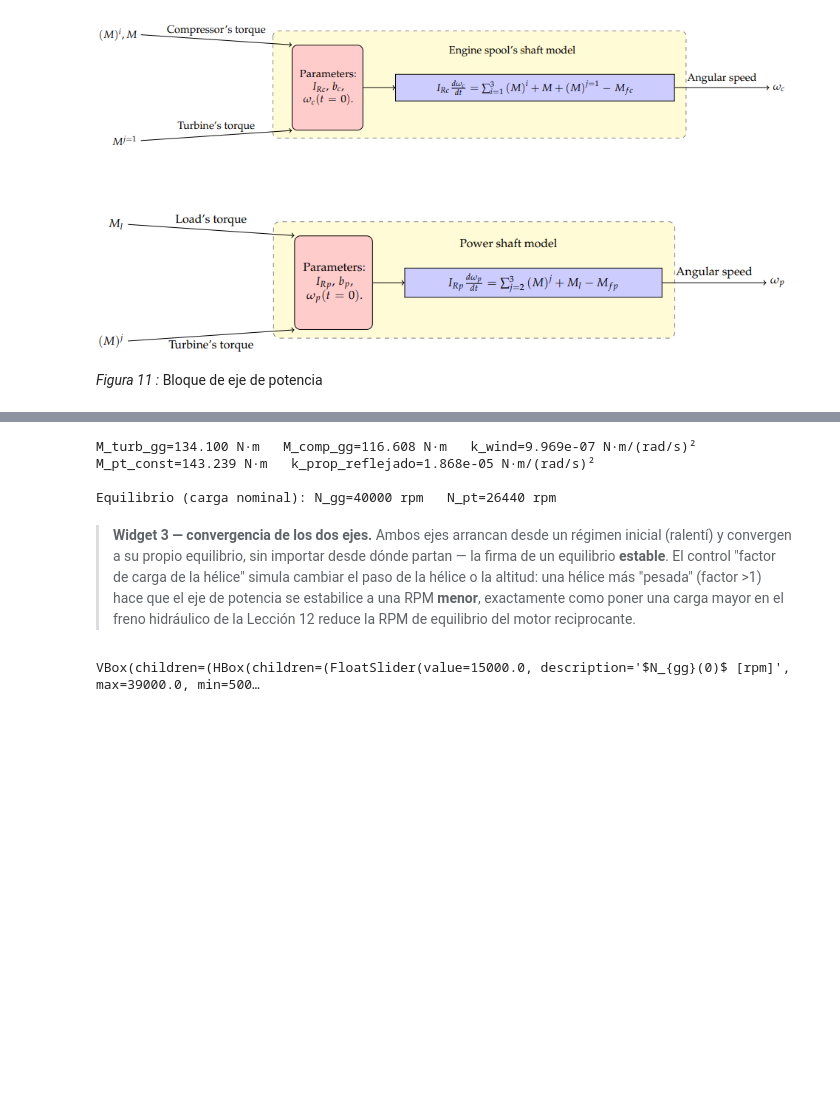
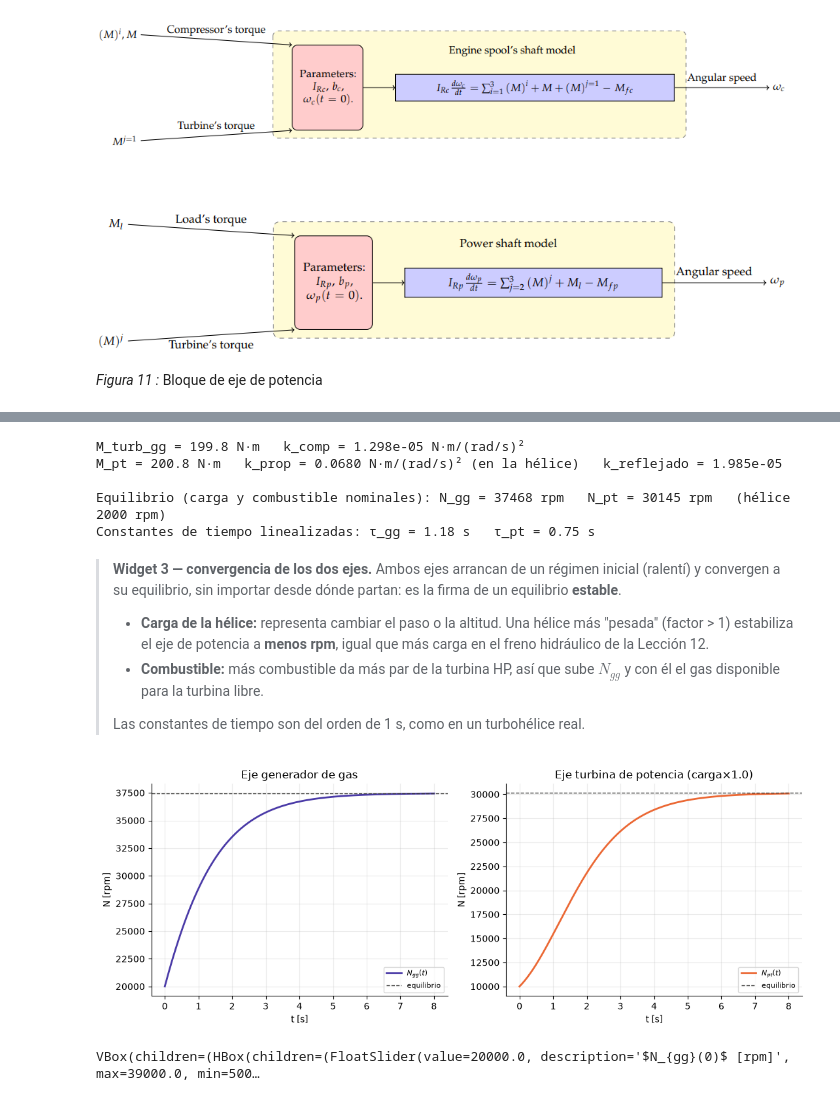
Before and after one commit to camilobayonaroa/ThermalMachines, a Jupyter notebook: notebooks/14_Lección_Modelamiento_Turbina_de_gas.ipynb, the cells around one changed output, grey strips where cells are left out. Cells and saved outputs as stored; diff of their text form; code cells hidden in the pictures; blank space fills up the shorter version.

```diff
--- a/notebooks/14_Lección_Modelamiento_Turbina_de_gas.ipynb
+++ b/notebooks/14_Lección_Modelamiento_Turbina_de_gas.ipynb
@@ -840,67 +809,77 @@ El eje de la turbina de potencia, en cambio, **se autoestabiliza sin necesidad d
 # %%
-# === Calibración de los términos de carga cuadrática =======================
-I_gg, I_pt = 0.08, 0.15    # kg·m² -- momentos de inercia asumidos (rotores + inercia de hélice reflejada)
-
-M_turb_gg = r_hp["Wdot"]/omega_gg      # constante (no depende de omega en este modelo, ver nota arriba)
-M_comp_gg = W_comp_total/omega_gg
-k_wind = (M_turb_gg - M_comp_gg)/omega_gg**2
-print(f"M_turb_gg={M_turb_gg:.3f} N·m   M_comp_gg={M_comp_gg:.3f} N·m   k_wind={k_wind:.3e} N·m/(rad/s)²")
+# === Pares del modelo de dos ejes (cierre físico, sin rozamiento artificial) ==========
+I_gg = 0.12                                  # kg·m², eje del generador de gas (tesis 2019, SolidWorks)
+I_pt = 0.06 + 8.0/N_red**2                   # kg·m², turbina libre + hélice (SUPUESTO 8 kg·m²) reflejada
+M_turb_gg = r_hp["Wdot"]/omega_gg            # par de la turbina HP con el combustible de diseño
+k_comp = M_turb_gg/omega_gg**2               # compresores + accesorios: par ∝ ω² (caudal ∝ ω, trabajo ∝ ω²)
+print(f"M_turb_gg = {M_turb_gg:.1f} N·m   k_comp = {k_comp:.3e} N·m/(rad/s)²")
 
 M_pt_const = r_pt["Wdot"]/omega_pt
-k_prop = 0.073549   # N·m/(rad/s)² -- calibrado con el modelo BEMT de S10 (mismo valor, ver verificación allí)
-k_prop_reflejado = k_prop/N_red**3   # referido al eje PT (ver deducción en el texto)
-print(f"M_pt_const={M_pt_const:.3f} N·m   k_prop_reflejado={k_prop_reflejado:.3e} N·m/(rad/s)²")
+Omega_h = omega_pt/N_red
+k_prop = (0.985*r_pt["Wdot"]/Omega_h)/Omega_h**2      # hélice que absorbe la potencia de la turbina libre a 2000 rpm
+k_prop_reflejado = k_prop/N_red**3                    # referido al eje de la turbina libre
+print(f"M_pt = {M_pt_const:.1f} N·m   k_prop = {k_prop:.4f} N·m/(rad/s)² (en la hélice)   k_reflejado = {k_prop_reflejado:.3e}")
 
-def dinamica_dos_ejes(t, y, carga_factor=1.0):
+def dinamica_dos_ejes(t, y, carga_factor=1.0, combustible=1.0):
     wgg, wpt = y
-    dwgg = (M_turb_gg - M_comp_gg - k_wind*wgg**2)/I_gg
-    dwpt = (M_pt_const - carga_factor*k_prop_reflejado*wpt**2)/I_pt
+    dwgg = (combustible*M_turb_gg - k_comp*wgg**2)/I_gg
+    dwpt = (combustible*M_pt_const*(wgg/omega_gg)**2 - carga_factor*k_prop_reflejado*0.985**-1*wpt**2)/I_pt
     return [dwgg, dwpt]
 
-def equilibrios(carga_factor=1.0):
-    wgg_eq = math.sqrt((M_turb_gg - M_comp_gg)/k_wind)
-    wpt_eq = math.sqrt(M_pt_const/(carga_factor*k_prop_reflejado))
+def equilibrios(carga_factor=1.0, combustible=1.0):
+    wgg_eq = math.sqrt(combustible*M_turb_gg/k_comp)
+    wpt_eq = math.sqrt(combustible*M_pt_const*(wgg_eq/omega_gg)**2*0.985/(carga_factor*k_prop_reflejado))
     return wgg_eq, wpt_eq
 
 wgg_eq0, wpt_eq0 = equilibrios(1.0)
-print(f"\nEquilibrio (carga nominal): N_gg={wgg_eq0*60/(2*math.pi):.0f} rpm   N_pt={wpt_eq0*60/(2*math.pi):.0f} rpm")
+print(f"\nEquilibrio (carga y combustible nominales): N_gg = {wgg_eq0*60/(2*math.pi):.0f} rpm   N_pt = {wpt_eq0*60/(2*math.pi):.0f} rpm"
+      f"   (hélice {wpt_eq0/N_red*60/(2*math.pi):.0f} rpm)")
+tau_gg = I_gg*omega_gg/(2*M_turb_gg); tau_pt = I_pt*omega_pt/(2*M_pt_const)
+print(f"Constantes de tiempo linealizadas: τ_gg = {tau_gg:.2f} s   τ_pt = {tau_pt:.2f} s")
 # %% [output]
-M_turb_gg=134.100 N·m   M_comp_gg=116.608 N·m   k_wind=9.969e-07 N·m/(rad/s)²
-M_pt_const=143.239 N·m   k_prop_reflejado=1.868e-05 N·m/(rad/s)²
+M_turb_gg = 199.8 N·m   k_comp = 1.298e-05 N·m/(rad/s)²
+M_pt = 200.8 N·m   k_prop = 0.0680 N·m/(rad/s)² (en la hélice)   k_reflejado = 1.985e-05
 
-Equilibrio (carga nominal): N_gg=40000 rpm   N_pt=26440 rpm
+Equilibrio (carga y combustible nominales): N_gg = 37468 rpm   N_pt = 30145 rpm   (hélice 2000 rpm)
+Constantes de tiempo linealizadas: τ_gg = 1.18 s   τ_pt = 0.75 s
 # %% [markdown]
-> **Widget 3 — convergencia de los dos ejes.** Ambos ejes arrancan desde un régimen inicial (ralentí) y convergen a su propio equilibrio, sin importar desde dónde partan — la firma de un equilibrio **estable**. El control "factor de carga de la hélice" simula cambiar el paso de la hélice o la altitud: una hélice más "pesada" (factor >1) hace que el eje de potencia se estabilice a una RPM **menor**, exactamente como poner una carga mayor en el freno hidráulico de la Lección 12 reduce la RPM de equilibrio del motor reciprocante.
+> **Widget 3 — convergencia de los dos ejes.** Ambos ejes arrancan de un régimen inicial (ralentí) y convergen a su equilibrio, sin importar desde dónde partan: es la firma de un equilibrio **estable**.
+> - **Carga de la hélice:** representa cambiar el paso o la altitud. Una hélice más "pesada" (factor > 1) estabiliza el eje de potencia a **menos rpm**, igual que más carga en el freno hidráulico de la Lección 12.
+> - **Combustible:** más combustible da más par de la turbina HP, así que sube $N_{gg}$ y con él el gas disponible para la turbina libre.
+>
+> Las constantes de tiempo son del orden de 1 s, como en un turbohélice real.
 # %%
 # WIDGET 3 — dinámica de convergencia de los dos ejes
-def widget_dinamica(N_gg0=15000.0, N_pt0=10000.0, carga_factor=1.0, t_max=40.0):
+def widget_dinamica(N_gg0=20000.0, N_pt0=10000.0, carga_factor=1.0, t_max=8.0, combustible=1.0):
     w0 = [N_gg0*2*math.pi/60.0, N_pt0*2*math.pi/60.0]
-    sol = solve_ivp(dinamica_dos_ejes, [0, t_max], w0, args=(carga_factor,),
+    sol = solve_ivp(dinamica_dos_ejes, [0, t_max], w0, args=(carga_factor, combustible),
                      dense_output=True, max_step=t_max/300)
     t = np.linspace(0, t_max, 300)
     wgg_t, wpt_t = sol.sol(t)
-    wgg_eq, wpt_eq = equilibrios(carga_factor)
+    wgg_eq, wpt_eq = equilibrios(carga_factor, combustible)
 
     fig, (ax0, ax1) = plt.subplots(1, 2, figsize=(11, 4.2))
     ax0.plot(t, wgg_t*60/(2*math.pi), color=COL["eje_gg"], lw=2, label="$N_{gg}(t)$")
     ax0.axhline(wgg_eq*60/(2*math.pi), color=COL["tinta"], ls="--", lw=1, label="equilibrio")
     ax0.set_xlabel("t [s]"); ax0.set_ylabel("N [rpm]"); ax0.set_title("Eje generador de gas")
     ax0.legend(fontsize=8); ax0.grid(alpha=0.25); ax0.spines[["top","right"]].set_visible(False)
 
     ax1.plot(t, wpt_t*60/(2*math.pi), color=COL["eje_pt"], lw=2, label="$N_{pt}(t)$")
     ax1.axhline(wpt_eq*60/(2*math.pi), color=COL["tinta"], ls="--", lw=1, label="equilibrio")
     ax1.set_xlabel("t [s]"); ax1.set_ylabel("N [rpm]")
     ax1.set_title(f"Eje turbina de potencia (carga×{carga_factor:.1f})")
     ax1.legend(fontsize=8); ax1.grid(alpha=0.25); ax1.spines[["top","right"]].set_visible(False)
     plt.tight_layout(); plt.show()
 
-Ngg0_sl = FloatSlider(15000, min=5000, max=39000, step=500, description="$N_{gg}(0)$ [rpm]")
-Npt0_sl = FloatSlider(10000, min=2000, max=29000, step=500, description="$N_{pt}(0)$ [rpm]")
+Ngg0_sl = FloatSlider(20000, min=5000, max=39000, step=500, description="$N_{gg}(0)$ [rpm]")
+Npt0_sl = FloatSlider(10000, min=2000, max=33000, step=500, description="$N_{pt}(0)$ [rpm]")
+comb_sl = FloatSlider(1.0, min=0.6, max=1.1, step=0.05, description="combustible ×")
 carga_sl = FloatSlider(1.0, min=0.5, max=2.0, step=0.1, description="carga hélice ×")
-tmax_sl = FloatSlider(40.0, min=5.0, max=60.0, step=5.0, description="ventana [s]")
+tmax_sl = FloatSlider(8.0, min=2.0, max=20.0, step=1.0, description="ventana [s]")
 out_din = interactive_output(widget_dinamica, {"N_gg0": Ngg0_sl, "N_pt0": Npt0_sl,
-                                                "carga_factor": carga_sl, "t_max": tmax_sl})
-display(VBox([HBox([Ngg0_sl, Npt0_sl]), HBox([carga_sl, tmax_sl]), out_din]))
+                                                "carga_factor": carga_sl, "t_max": tmax_sl, "combustible": comb_sl})
+display(VBox([HBox([Ngg0_sl, Npt0_sl, comb_sl]), HBox([carga_sl, tmax_sl]), out_din]))
 # %% [output]
+[figure, added]
-VBox(children=(HBox(children=(FloatSlider(value=15000.0, description='$N_{gg}(0)$ [rpm]', max=39000.0, min=500…
+VBox(children=(HBox(children=(FloatSlider(value=20000.0, description='$N_{gg}(0)$ [rpm]', max=39000.0, min=500…
 # %% [markdown]
```
Also changed, not shown: parts of 34 cells of this notebook, 14 other files.
